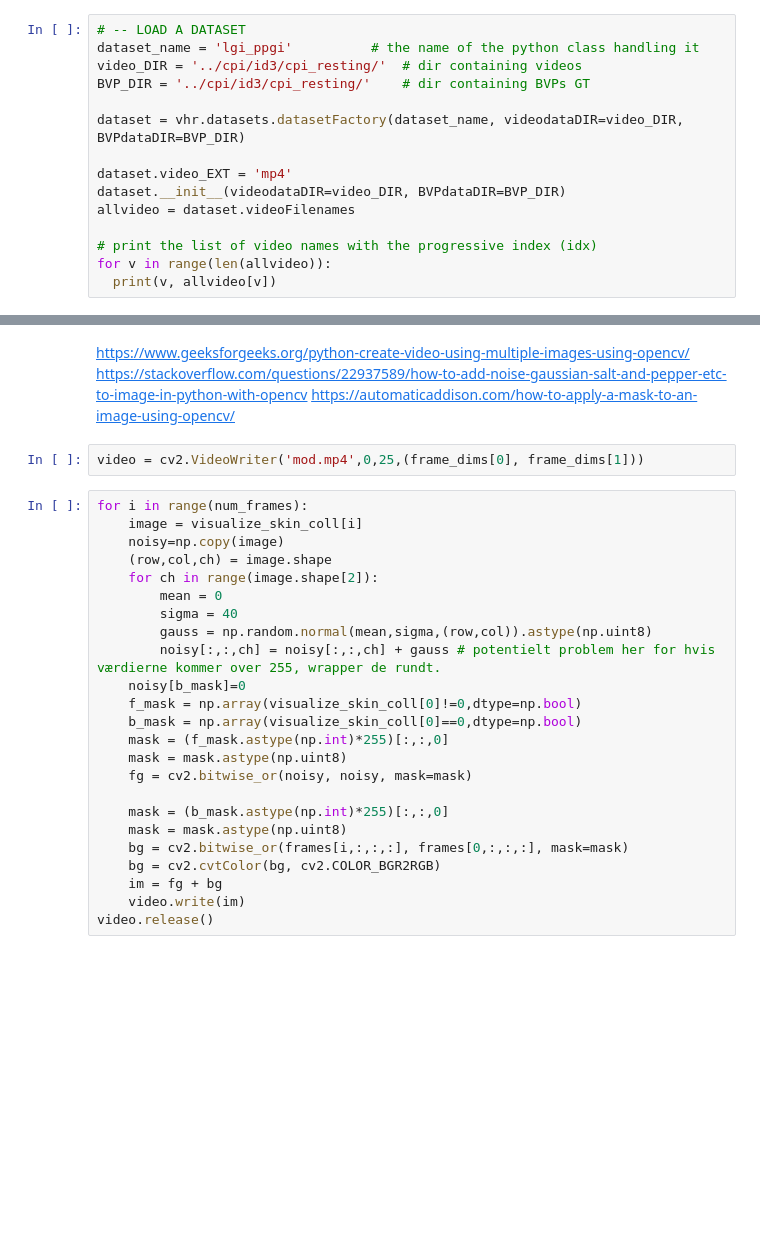
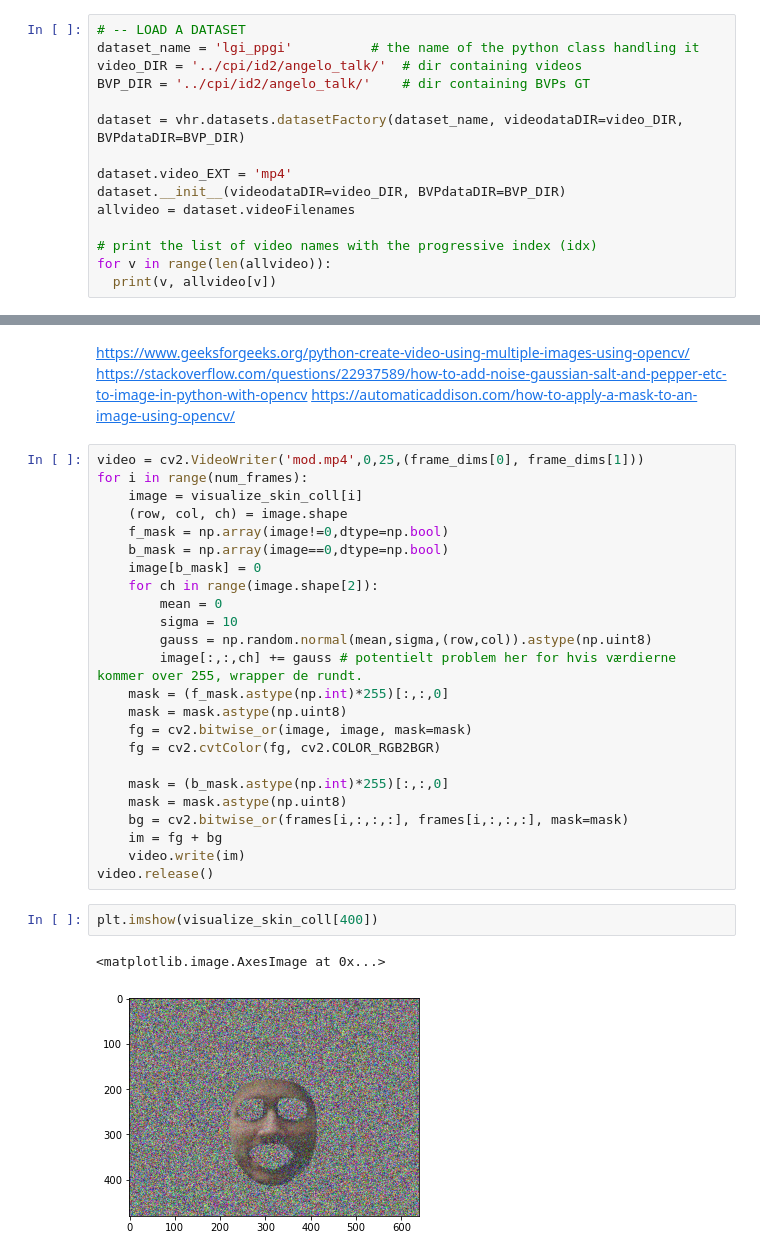
Before and after one commit to AndreasLH/Heart-Rate-Estimation, a Jupyter notebook: notebooks/swap_face_color.ipynb, the cells around one changed output, grey strips where cells are left out. Cells and saved outputs as stored; diff of their text form; blank space fills up the shorter version.

```diff
--- a/notebooks/swap_face_color.ipynb
+++ b/notebooks/swap_face_color.ipynb
@@ -8,8 +9,8 @@ vhr.plot.VisualizeParams.renderer = 'notebook'  # or 'notebook'
 # %%
 # -- LOAD A DATASET
 dataset_name = 'lgi_ppgi'          # the name of the python class handling it
-video_DIR = '../cpi/id3/cpi_resting/'  # dir containing videos
-BVP_DIR = '../cpi/id3/cpi_resting/'    # dir containing BVPs GT
+video_DIR = '../cpi/id2/angelo_talk/'  # dir containing videos
+BVP_DIR = '../cpi/id2/angelo_talk/'    # dir containing BVPs GT
 
 dataset = vhr.datasets.datasetFactory(dataset_name, videodataDIR=video_DIR, BVPdataDIR=BVP_DIR)
 
@@ -162,29 +135,32 @@ plt.imshow(im)
 https://www.geeksforgeeks.org/python-create-video-using-multiple-images-using-opencv/
 https://stackoverflow.com/questions/22937589/how-to-add-noise-gaussian-salt-and-pepper-etc-to-image-in-python-with-opencv
 https://automaticaddison.com/how-to-apply-a-mask-to-an-image-using-opencv/
-# %%
-video = cv2.VideoWriter('mod.mp4',0,25,(frame_dims[0], frame_dims[1]))
 # %%
+video = cv2.VideoWriter('mod.mp4',0,25,(frame_dims[0], frame_dims[1]))
 for i in range(num_frames):
     image = visualize_skin_coll[i]
-    noisy=np.copy(image)
-    (row,col,ch) = image.shape
+    (row, col, ch) = image.shape
+    f_mask = np.array(image!=0,dtype=np.bool)
+    b_mask = np.array(image==0,dtype=np.bool)
+    image[b_mask] = 0
     for ch in range(image.shape[2]):
         mean = 0
-        sigma = 40
+        sigma = 10
         gauss = np.random.normal(mean,sigma,(row,col)).astype(np.uint8)
-        noisy[:,:,ch] = noisy[:,:,ch] + gauss # potentielt problem her for hvis værdierne kommer over 255, wrapper de rundt.
-    noisy[b_mask]=0
-    f_mask = np.array(visualize_skin_coll[0]!=0,dtype=np.bool)
-    b_mask = np.array(visualize_skin_coll[0]==0,dtype=np.bool)
+        image[:,:,ch] += gauss # potentielt problem her for hvis værdierne kommer over 255, wrapper de rundt.
     mask = (f_mask.astype(np.int)*255)[:,:,0]
     mask = mask.astype(np.uint8)
-    fg = cv2.bitwise_or(noisy, noisy, mask=mask)
+    fg = cv2.bitwise_or(image, image, mask=mask)
+    fg = cv2.cvtColor(fg, cv2.COLOR_RGB2BGR)
 
     mask = (b_mask.astype(np.int)*255)[:,:,0]
     mask = mask.astype(np.uint8)
-    bg = cv2.bitwise_or(frames[i,:,:,:], frames[0,:,:,:], mask=mask)
-    bg = cv2.cvtColor(bg, cv2.COLOR_BGR2RGB)
+    bg = cv2.bitwise_or(frames[i,:,:,:], frames[i,:,:,:], mask=mask)
     im = fg + bg
     video.write(im)
 video.release()
+# %%
+plt.imshow(visualize_skin_coll[400])
+# %% [output]
+<matplotlib.image.AxesImage at 0x...>
+[figure, added]
```
Also changed, not shown: parts of 11 cells of this notebook, 3 other files.
